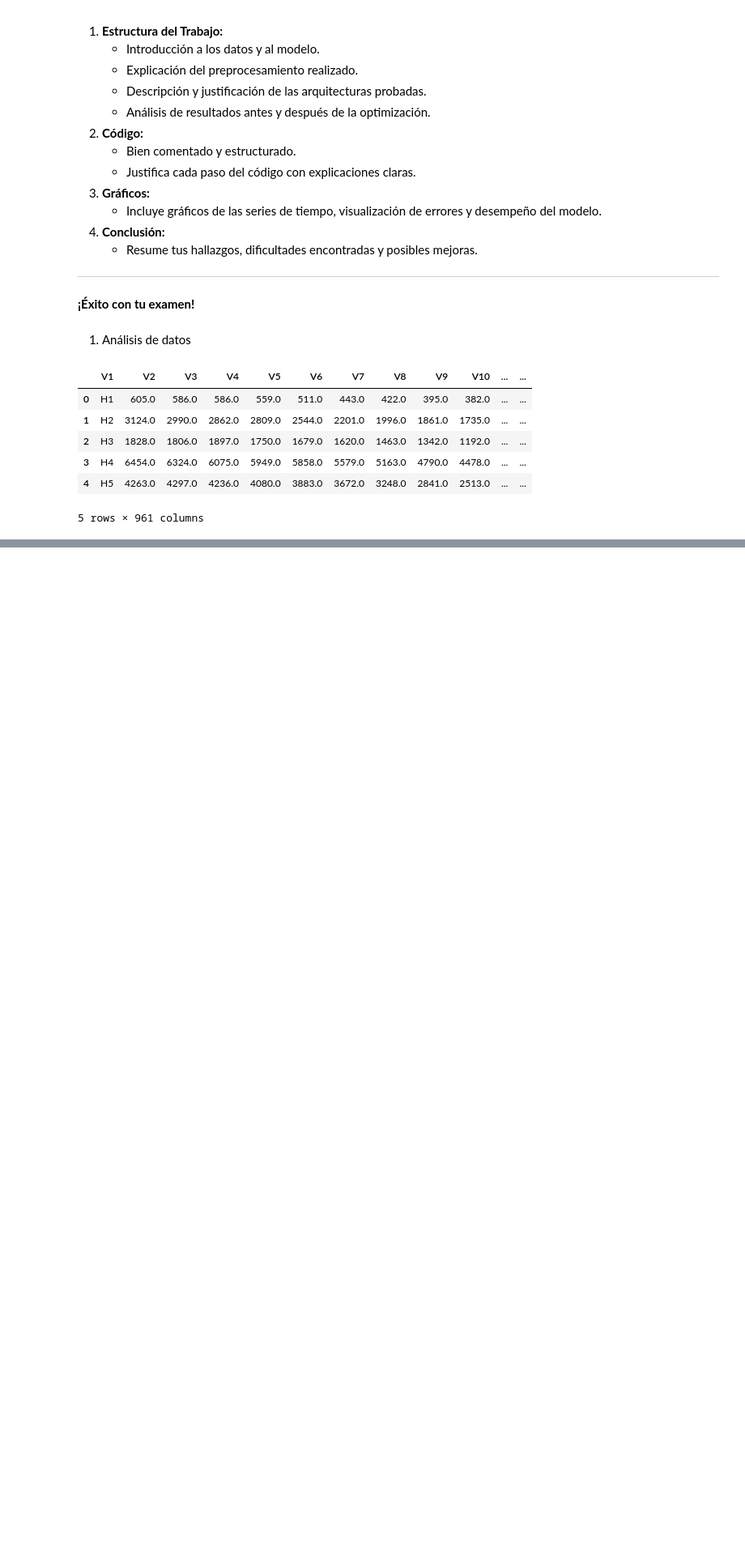
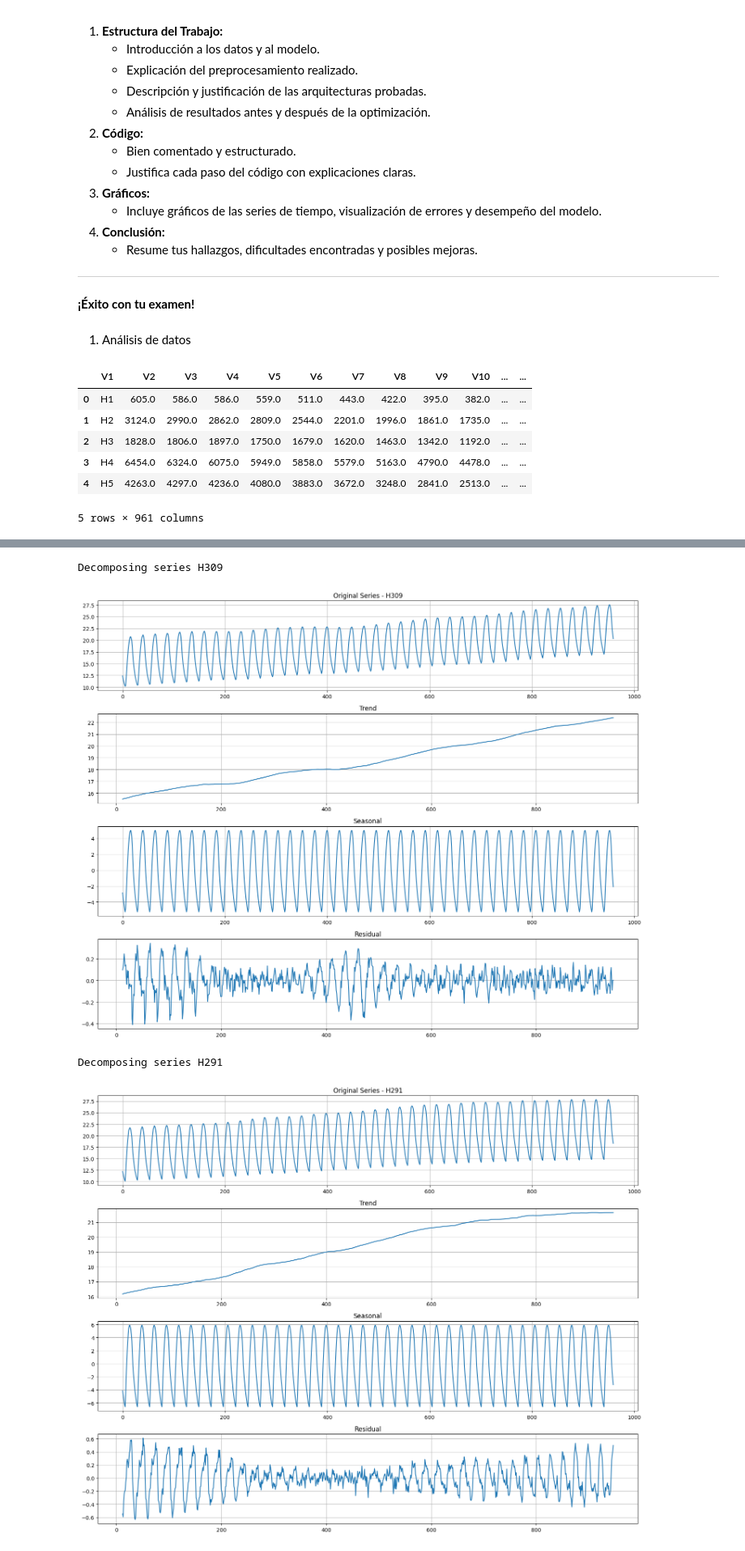
Before and after one commit to Maria-Paula-PR/SeriesTemporales_RedesNeuronales, a Jupyter notebook: Examen2_Tema2.ipynb, the cells around one changed output, grey strips where cells are left out. Shown at 81% size. Saved outputs shown, nothing was run; the diff lists cells and outputs as text; code cells hidden in the pictures; blank space fills up the shorter version.

```diff
--- a/Examen2_Tema2.ipynb
+++ b/Examen2_Tema2.ipynb
@@ -196,0 +325,53 @@ Name: V309, Length: 414, dtype: float64
+# %%
+import pandas as pd
+import matplotlib.pyplot as plt
+from statsmodels.tsa.seasonal import seasonal_decompose
+
+def plot_decomposition(series, series_name, period=24):  #periodos de 24 ya que son datos por hora
+    """
+    Perform and plot seasonal decomposition of the time series
+    """
+
+    decomposition = seasonal_decompose(series, model='additive', period=period)
+
+    # para ver mis series
+    fig, (ax1, ax2, ax3, ax4) = plt.subplots(4, 1, figsize=(15, 12))
+
+    # serie original
+    ax1.plot(decomposition.observed)
+    ax1.set_title(f'Original Series - {series_name}')
+    ax1.grid(True)
+
+    #tendencia
+    ax2.plot(decomposition.trend)
+    ax2.set_title('Trend')
+    ax2.grid(True)
+
+    # estacionalidad
+    ax3.plot(decomposition.seasonal)
+    ax3.set_title('Seasonal')
+    ax3.grid(True)
+
+    # residuales
+    ax4.plot(decomposition.resid)
+    ax4.set_title('Residual')
+    ax4.grid(True)
+
+    plt.tight_layout()
+    plt.show()
+
+
+#ver cada serie
+for series_id in mine   :
+    print(f"\nDecomposing series {series_id}")
+    serie = df1[df1['V1'] == series_id].iloc[:, 1:].dropna(axis=1).values.flatten()
+
+    try:
+        plot_decomposition(serie, series_id)
+    except Exception as e:
+        print(f"Error decomposing series {series_id}: {str(e)}")
+# %% [output]
+Decomposing series H309
+[figure, added]
+Decomposing series H291
+[figure, added]
```
Also changed, not shown: parts of 13 cells of this notebook.
